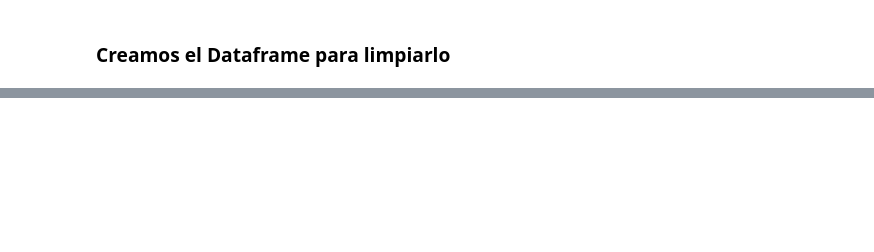
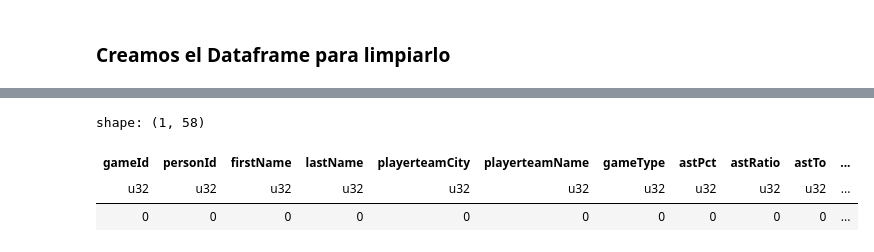
Before and after one commit to mateorzan/polarsNBA, a Jupyter notebook: notebooks/Players_stats.ipynb, the cells around one changed output, grey strips where cells are left out. Cells and saved outputs as stored; diff of their text form; code cells hidden in the pictures; blank space fills up the shorter version.

```diff
--- a/notebooks/Players_stats.ipynb
+++ b/notebooks/Players_stats.ipynb
@@ -153,0 +199,7 @@ shape: (2, 60)
+# %%
+df_players_stats.null_count()
+# %% [output]
+shape: (1, 58)
+| gameId | personId | firstName | lastName | playerteamCity | playerteamName | gameType | astPct | astRatio | astTo | ... |
+| u32 | u32 | u32 | u32 | u32 | u32 | u32 | u32 | u32 | u32 | ... |
+| 0 | 0 | 0 | 0 | 0 | 0 | 0 | 0 | 0 | 0 | ... |
```
Also changed, not shown: parts of 8 cells of this notebook.
